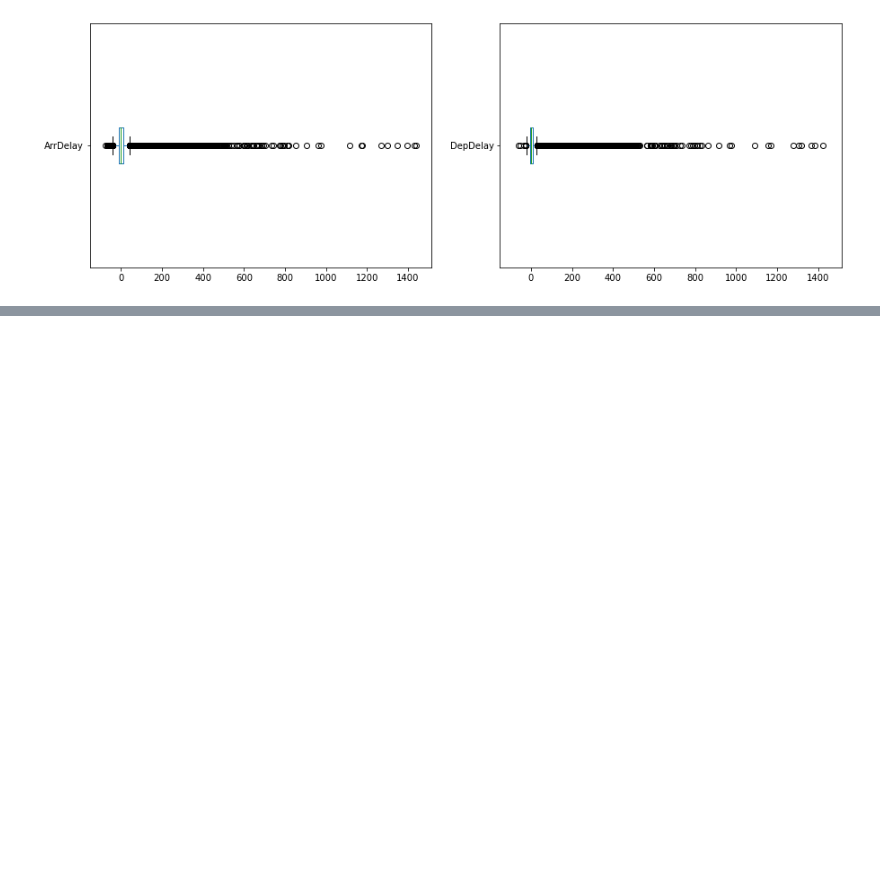
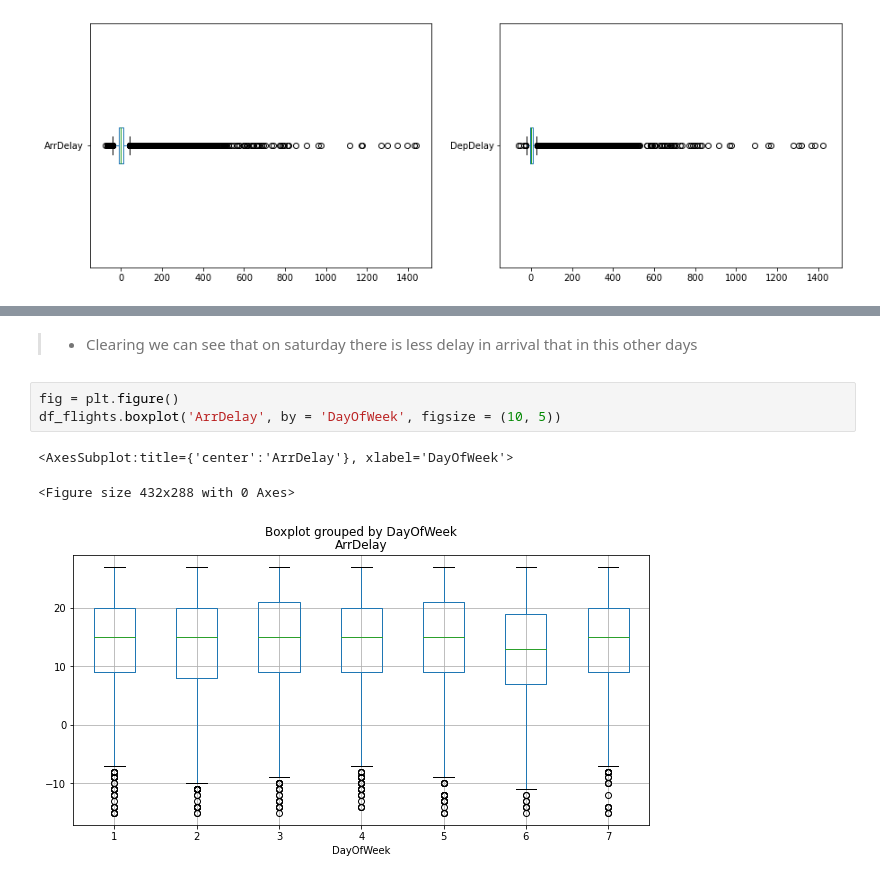
Before and after one commit to vivien-DSA/ml-basics, a Jupyter notebook: challenges/01 - Flights Challenge and my Solution.ipynb, the cells around one changed output, grey strips where cells are left out. Saved outputs shown, nothing was run; the diff lists cells and outputs as text; blank space fills up the shorter version.

```diff
--- a/challenges/01 - Flights Challenge and my Solution.ipynb
+++ b/challenges/01 - Flights Challenge and my Solution.ipynb
@@ -225,0 +299,9 @@ df_flights[["ArrDelay", "DepDelay"]].boxplot(vert = False )
+# %% [markdown]
+>- Clearing we can see that on saturday there is less delay in arrival that in this other days
+# %%
+fig = plt.figure()
+df_flights.boxplot('ArrDelay', by = 'DayOfWeek', figsize = (10, 5))
+# %% [output]
+<AxesSubplot:title={'center':'ArrDelay'}, xlabel='DayOfWeek'>
+<Figure size 432x288 with 0 Axes>
+[figure, added]
```
Also changed, not shown: parts of 30 cells of this notebook, 3 other files.
